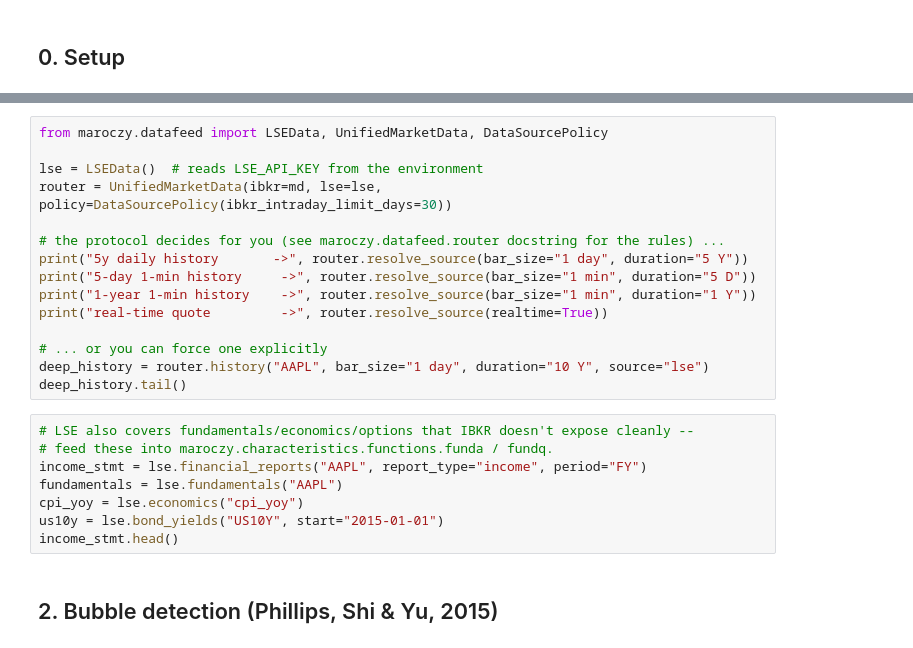
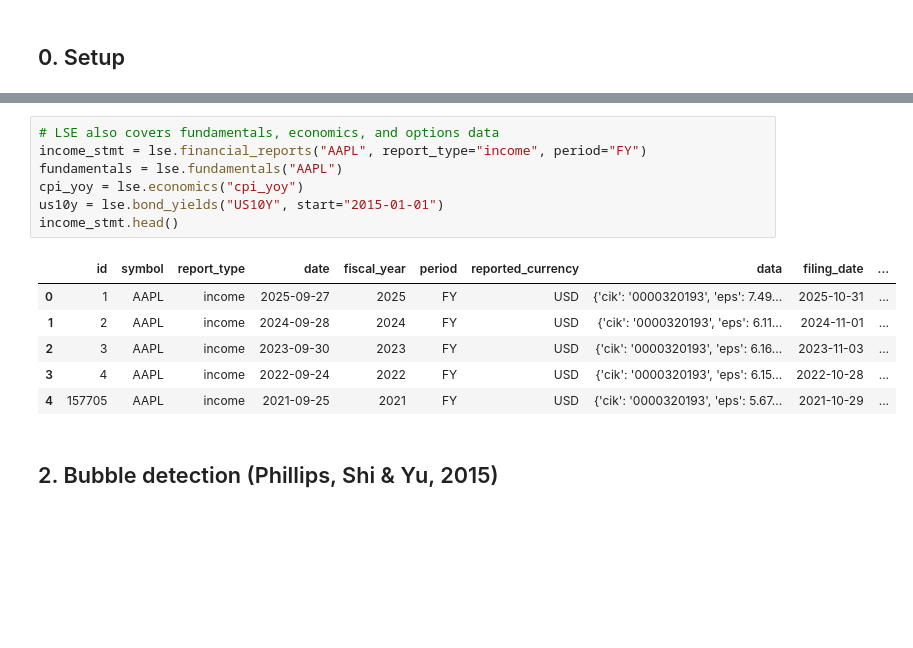
Before and after one commit to mwri469/maroczy, a Jupyter notebook: notebooks/quickstart.ipynb, the cells around one changed output, grey strips where cells are left out. Cells and saved outputs as stored; diff of their text form; blank space fills up the shorter version.

```diff
--- a/notebooks/quickstart.ipynb
+++ b/notebooks/quickstart.ipynb
@@ -39,26 +36,17 @@ and fill it in once -- `import maroczy` loads it automatically, so `LSEData()` b
 # %%
-from maroczy.datafeed import LSEData, UnifiedMarketData, DataSourcePolicy
-
-lse = LSEData()  # reads LSE_API_KEY from the environment
-router = UnifiedMarketData(ibkr=md, lse=lse, policy=DataSourcePolicy(ibkr_intraday_limit_days=30))
-
-# the protocol decides for you (see maroczy.datafeed.router docstring for the rules) ...
-print("5y daily history       ->", router.resolve_source(bar_size="1 day", duration="5 Y"))
-print("5-day 1-min history     ->", router.resolve_source(bar_size="1 min", duration="5 D"))
-print("1-year 1-min history    ->", router.resolve_source(bar_size="1 min", duration="1 Y"))
-print("real-time quote         ->", router.resolve_source(realtime=True))
-
-# ... or you can force one explicitly
-deep_history = router.history("AAPL", bar_size="1 day", duration="10 Y", source="lse")
-deep_history.tail()
+# LSE also covers fundamentals, economics, and options data
+income_stmt = lse.financial_reports("AAPL", report_type="income", period="FY")
+fundamentals = lse.fundamentals("AAPL")
+cpi_yoy = lse.economics("cpi_yoy")
+us10y = lse.bond_yields("US10Y", start="2015-01-01")
+income_stmt.head()
+# %% [output]
+|  | id | symbol | report_type | date | fiscal_year | period | reported_currency | data | filing_date | ... |
+| 0 | 1 | AAPL | income | 2025-09-27 | 2025 | FY | USD | {'cik': '0000320193', 'eps': 7.49... | 2025-10-31 | ... |
+| 1 | 2 | AAPL | income | 2024-09-28 | 2024 | FY | USD | {'cik': '0000320193', 'eps': 6.11... | 2024-11-01 | ... |
+| 2 | 3 | AAPL | income | 2023-09-30 | 2023 | FY | USD | {'cik': '0000320193', 'eps': 6.16... | 2023-11-03 | ... |
+| 3 | 4 | AAPL | income | 2022-09-24 | 2022 | FY | USD | {'cik': '0000320193', 'eps': 6.15... | 2022-10-28 | ... |
+| 4 | 157705 | AAPL | income | 2021-09-25 | 2021 | FY | USD | {'cik': '0000320193', 'eps': 5.67... | 2021-10-29 | ... |
-# %%
-# LSE also covers fundamentals/economics/options that IBKR doesn't expose cleanly --
-# feed these into maroczy.characteristics.functions.funda / fundq.
-income_stmt = lse.financial_reports("AAPL", report_type="income", period="FY")
-fundamentals = lse.fundamentals("AAPL")
-cpi_yoy = lse.economics("cpi_yoy")
-us10y = lse.bond_yields("US10Y", start="2015-01-01")
-income_stmt.head()
 # %% [markdown]
 ## 2. Bubble detection (Phillips, Shi & Yu, 2015)
 # %%
```
Also changed, not shown: parts of 19 cells of this notebook, 14 other files.
